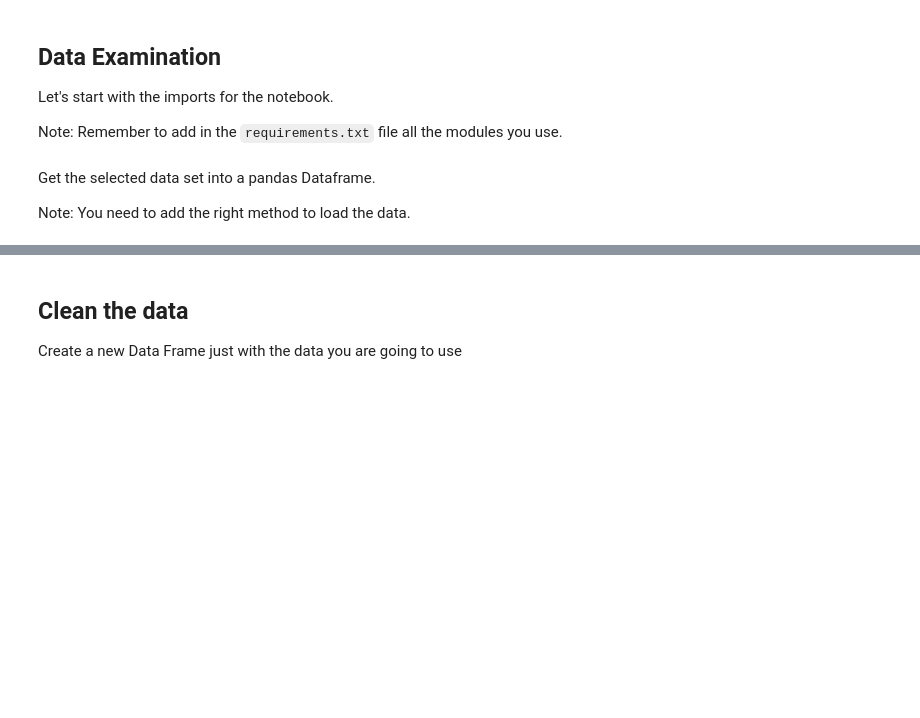
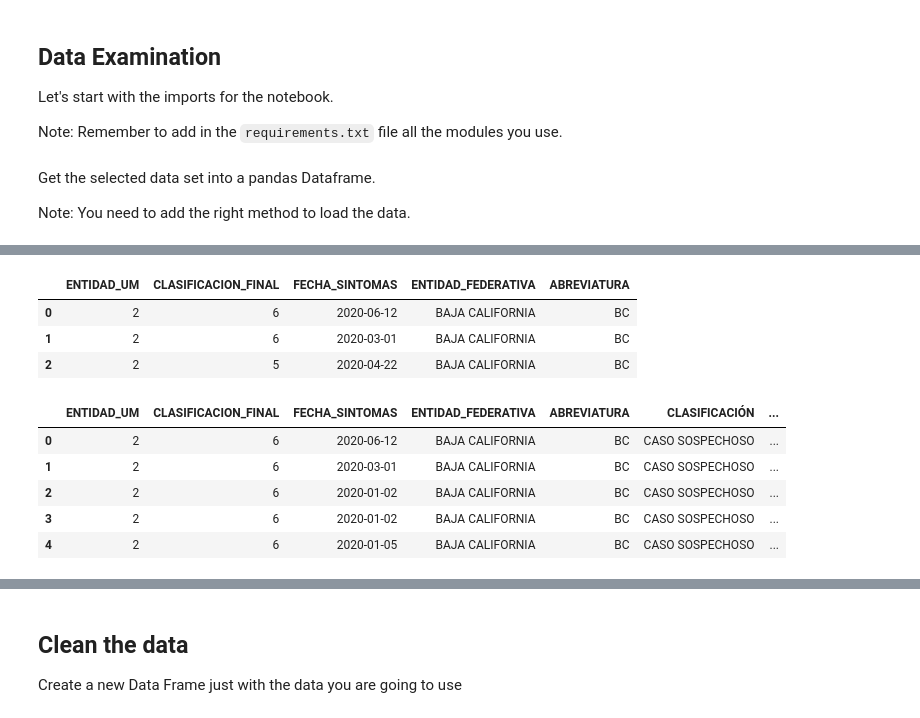
Before and after one commit to axeldelat/capstone, a Jupyter notebook: capstone.ipynb, the cells around one changed output, grey strips where cells are left out. Saved outputs shown, nothing was run; the diff lists cells and outputs as text; code cells hidden in the pictures; blank space fills up the shorter version.

```diff
--- a/capstone.ipynb
+++ b/capstone.ipynb
@@ -78,0 +28,4 @@ Note: Use pandas methods as shape, head, sample, groupby, describe and any other
+# %%
+covid_data = pd.read_csv("220815COVID19MEXICO.csv")
+
+covid_data.head(3)
@@ -78,0 +38,8 @@ Note: Use pandas methods as shape, head, sample, groupby, describe and any other
+# %%
+filted_covid_data = covid_data[[
+    "ENTIDAD_UM",
+    "CLASIFICACION_FINAL",
+    "FECHA_SINTOMAS",
+]]
+
+filted_covid_data.head()
@@ -78,0 +80,25 @@ Note: Use pandas methods as shape, head, sample, groupby, describe and any other
+# %%
+#Merge State Name List to Code
+mexican_states_df = pd.read_csv("mexican_states_by_code.csv")
+mexican_states_df.rename(columns = {"CLAVE_ENTIDAD": "ENTIDAD_UM"}, inplace = True)
+inner_merge_states = filted_covid_data.merge(mexican_states_df)
+inner_merge_states.head(3)
+# %% [output]
+|  | ENTIDAD_UM | CLASIFICACION_FINAL | FECHA_SINTOMAS | ENTIDAD_FEDERATIVA | ABREVIATURA |
+| 0 | 2 | 6 | 2020-06-12 | BAJA CALIFORNIA | BC |
+| 1 | 2 | 6 | 2020-03-01 | BAJA CALIFORNIA | BC |
+| 2 | 2 | 5 | 2020-04-22 | BAJA CALIFORNIA | BC |
+# %%
+#Merge State Name List to Code
+clasification_status_df = pd.read_csv("clasificacion_status.csv")
+clasification_status_df.rename(columns = {"CLAVE":"CLASIFICACION_FINAL"}, inplace = True)
+clasification_status_df = clasification_status_df.iloc[:, 0:3]
+inner_merge_confirmed_df = inner_merge_states.merge(clasification_status_df)
+inner_merge_confirmed_df.head()
+# %% [output]
+|  | ENTIDAD_UM | CLASIFICACION_FINAL | FECHA_SINTOMAS | ENTIDAD_FEDERATIVA | ABREVIATURA | CLASIFICACIÓN | ... |
+| 0 | 2 | 6 | 2020-06-12 | BAJA CALIFORNIA | BC | CASO SOSPECHOSO | ... |
+| 1 | 2 | 6 | 2020-03-01 | BAJA CALIFORNIA | BC | CASO SOSPECHOSO | ... |
+| 2 | 2 | 6 | 2020-01-02 | BAJA CALIFORNIA | BC | CASO SOSPECHOSO | ... |
+| 3 | 2 | 6 | 2020-01-02 | BAJA CALIFORNIA | BC | CASO SOSPECHOSO | ... |
+| 4 | 2 | 6 | 2020-01-05 | BAJA CALIFORNIA | BC | CASO SOSPECHOSO | ... |
```
Also changed, not shown: parts of 29 cells of this notebook, 1 other file.
